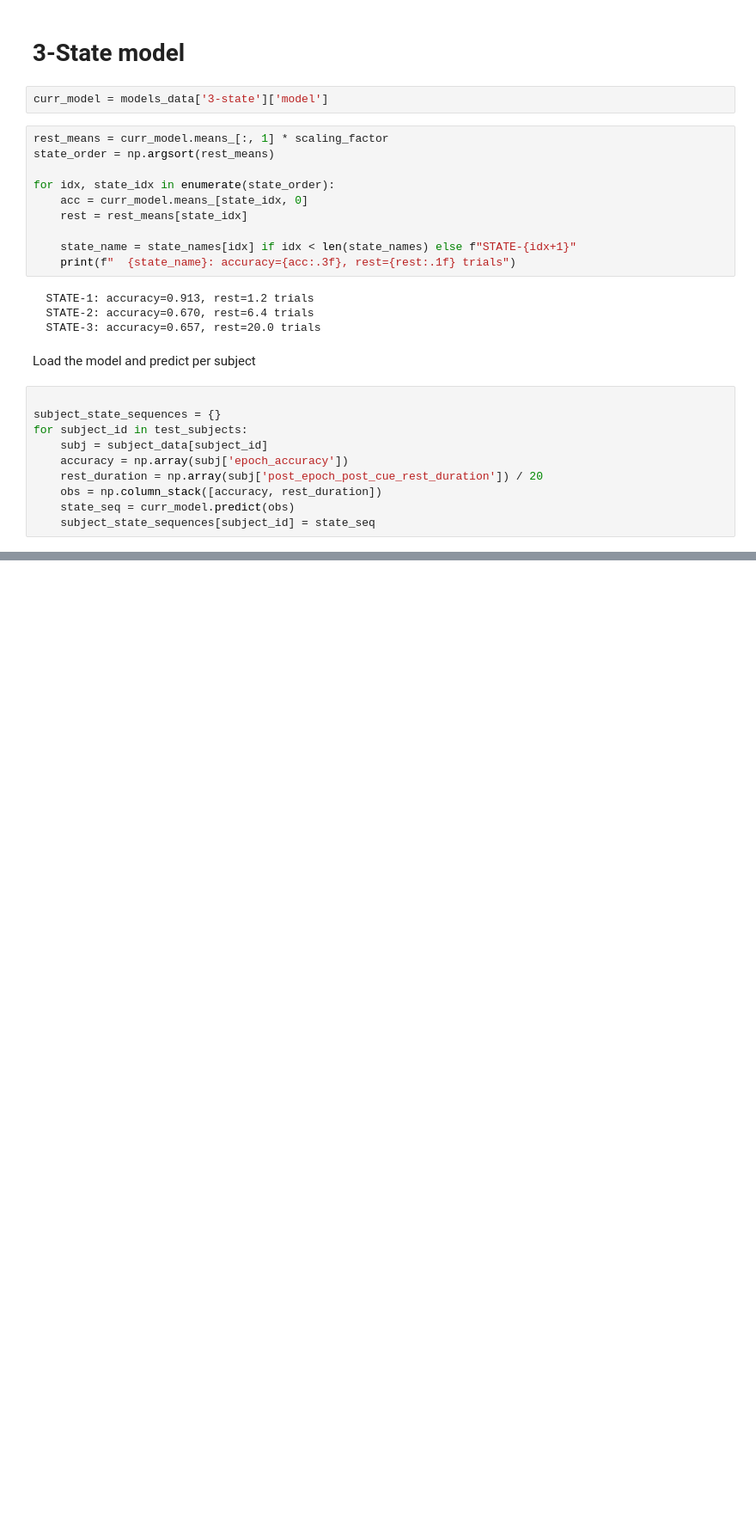
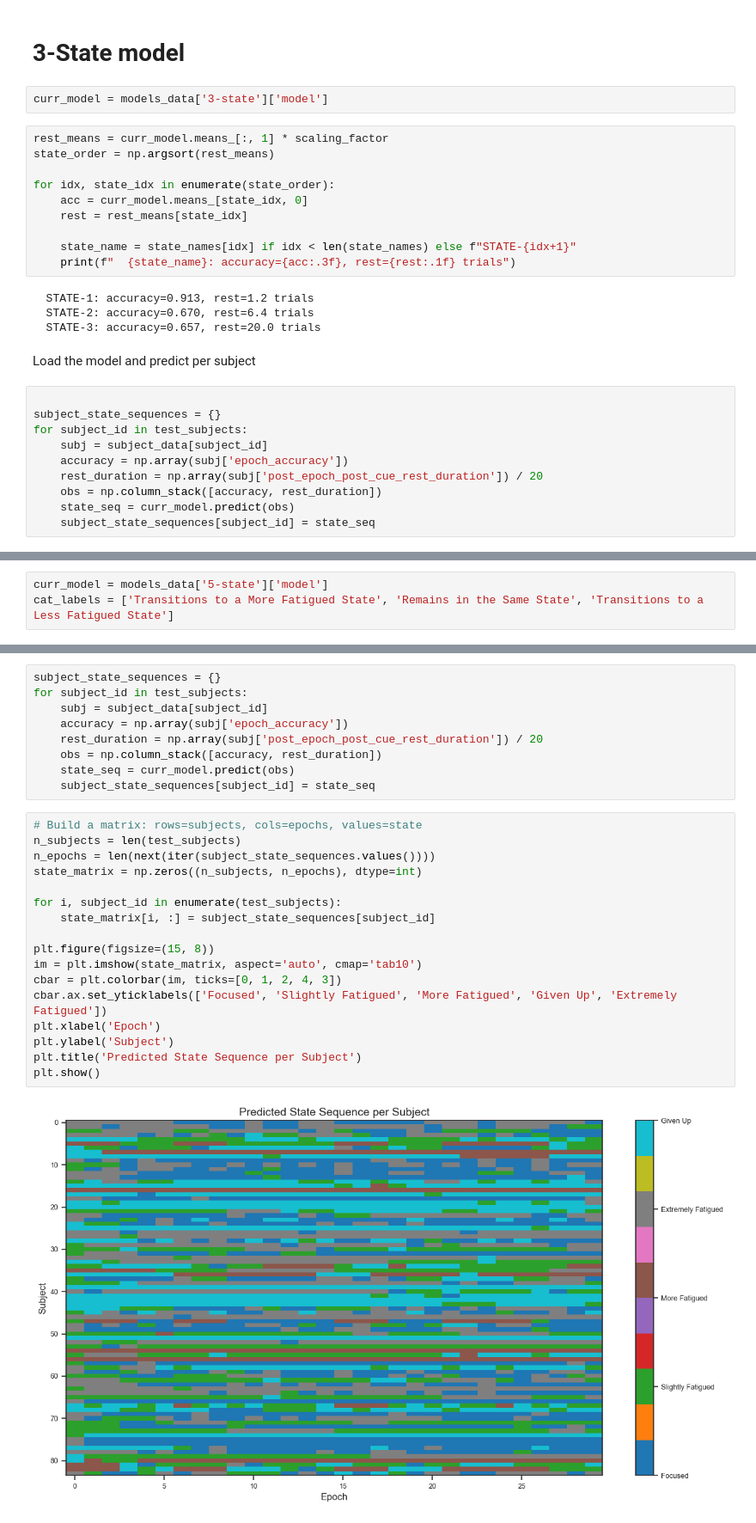
Before and after one commit to nklevak/CognitiveFatigue_TaskSpecificity, a Jupyter notebook: HMM_modeling/hmmlearn_implementation/2_analyze_pooled_model.ipynb, the cells around one changed output, grey strips where cells are left out. Shown at 86% size. Cells and saved outputs as stored; diff of their text form; blank space fills up the shorter version.

```diff
--- a/HMM_modeling/hmmlearn_implementation/2_analyze_pooled_model.ipynb
+++ b/HMM_modeling/hmmlearn_implementation/2_analyze_pooled_model.ipynb
@@ -365,0 +377,3 @@ recovery
+# %%
+curr_model = models_data['5-state']['model']
+cat_labels = ['Transitions to a More Fatigued State', 'Remains in the Same State', 'Transitions to a Less Fatigued State']
@@ -365,0 +396,28 @@ recovery
+# %%
+subject_state_sequences = {}
+for subject_id in test_subjects:
+    subj = subject_data[subject_id]
+    accuracy = np.array(subj['epoch_accuracy'])
+    rest_duration = np.array(subj['post_epoch_post_cue_rest_duration']) / 20
+    obs = np.column_stack([accuracy, rest_duration])
+    state_seq = curr_model.predict(obs)
+    subject_state_sequences[subject_id] = state_seq
+# %%
+# Build a matrix: rows=subjects, cols=epochs, values=state
+n_subjects = len(test_subjects)
+n_epochs = len(next(iter(subject_state_sequences.values())))
+state_matrix = np.zeros((n_subjects, n_epochs), dtype=int)
+
+for i, subject_id in enumerate(test_subjects):
+    state_matrix[i, :] = subject_state_sequences[subject_id]
+
+plt.figure(figsize=(15, 8))
+im = plt.imshow(state_matrix, aspect='auto', cmap='tab10')
+cbar = plt.colorbar(im, ticks=[0, 1, 2, 4, 3])
+cbar.ax.set_yticklabels(['Focused', 'Slightly Fatigued', 'More Fatigued', 'Given Up', 'Extremely Fatigued'])
+plt.xlabel('Epoch')
+plt.ylabel('Subject')
+plt.title('Predicted State Sequence per Subject')
+plt.show()
+# %% [output]
+[figure, added]
```
Also changed, not shown: parts of 12 cells of this notebook, 4 other files.
